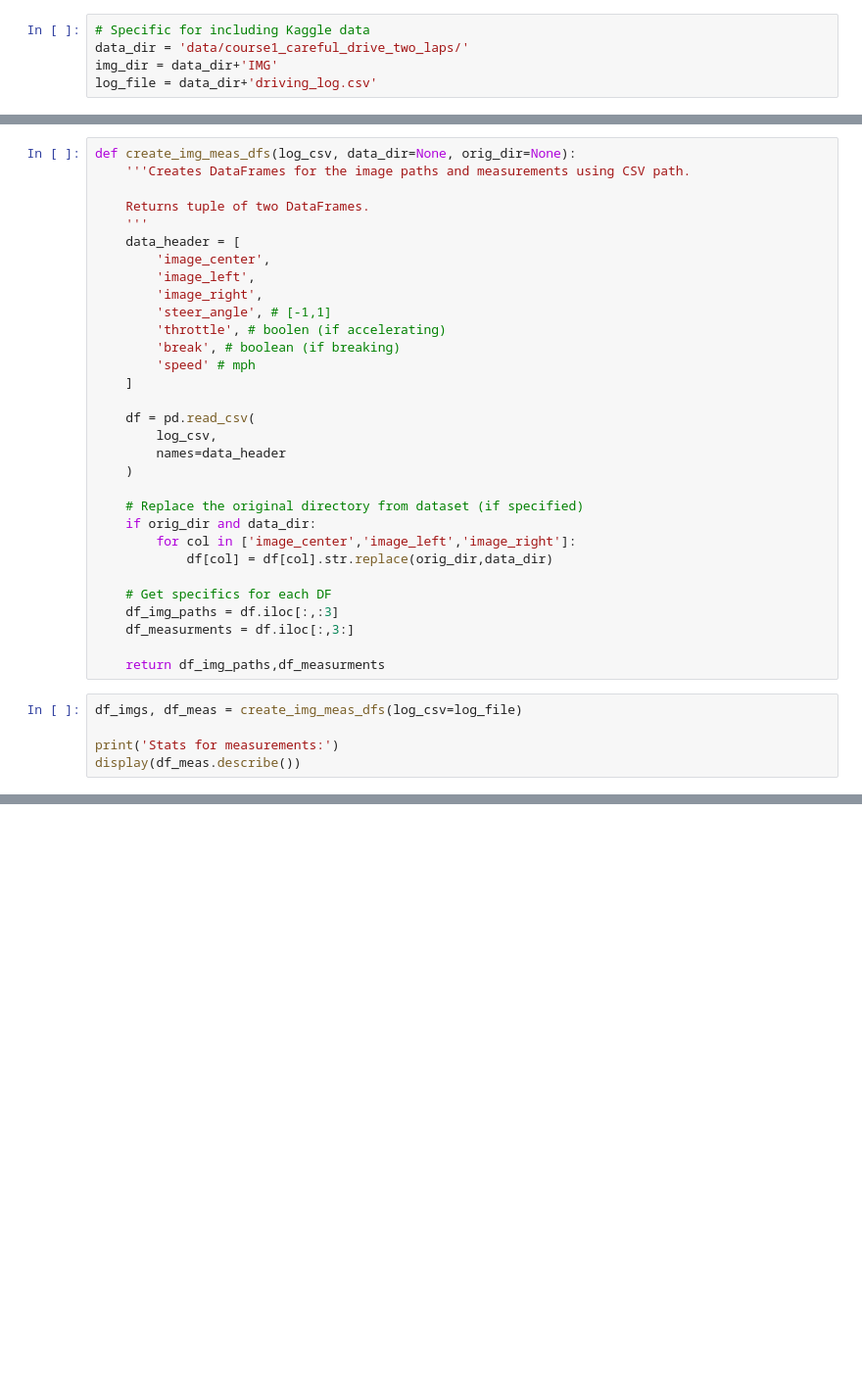
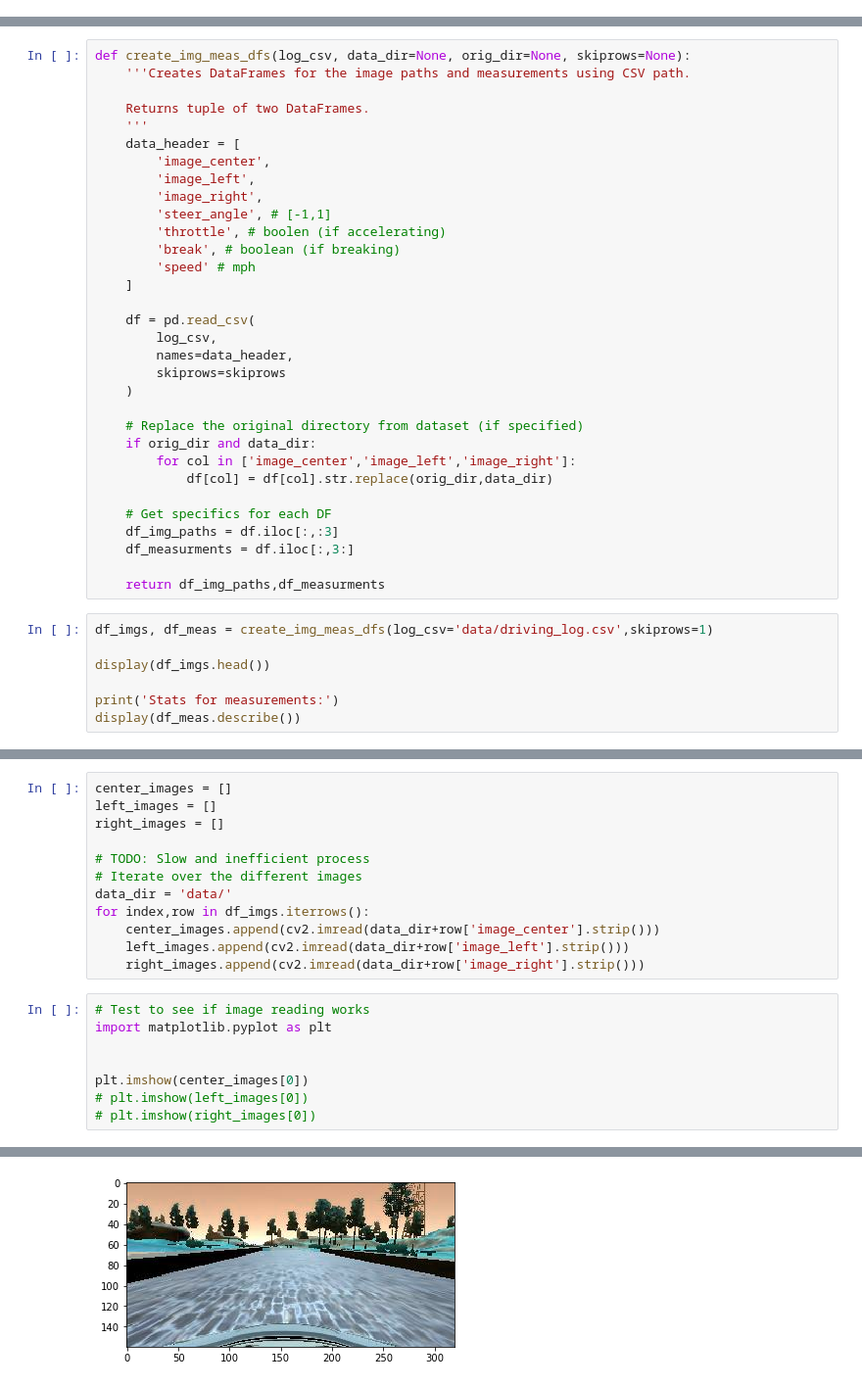
Before and after one commit to MrGeislinger/clone-driving-behavior, a Jupyter notebook: model.ipynb, the cells around one changed output, grey strips where cells are left out. Shown: that part at 98% size. Saved outputs shown, nothing was run; the diff lists cells and outputs as text; blank space fills up the shorter version.

Commit message:
feat: Download data from URL and load log & images

```diff
--- a/model.ipynb
+++ b/model.ipynb
@@ -7,5 +7,0 @@ import numpy as np
-# %%
-# Specific for including Kaggle data
-data_dir = 'data/course1_careful_drive_two_laps/'
-img_dir = data_dir+'IMG'
-log_file = data_dir+'driving_log.csv'
@@ -12,5 +38,5 @@ log_file = data_dir+'driving_log.csv'
 # %%
-def create_img_meas_dfs(log_csv, data_dir=None, orig_dir=None):
+def create_img_meas_dfs(log_csv, data_dir=None, orig_dir=None, skiprows=None):
     '''Creates DataFrames for the image paths and measurements using CSV path.
 
     Returns tuple of two DataFrames.
@@ -27,7 +53,8 @@ def create_img_meas_dfs(log_csv, data_dir=None, orig_dir=None):
 
     df = pd.read_csv(
         log_csv,
-        names=data_header
+        names=data_header,
+        skiprows=skiprows
     )
 
     # Replace the original directory from dataset (if specified)
@@ -41,7 +68,9 @@ def create_img_meas_dfs(log_csv, data_dir=None, orig_dir=None):
 
     return df_img_paths,df_measurments
 # %%
-df_imgs, df_meas = create_img_meas_dfs(log_csv=log_file)
+df_imgs, df_meas = create_img_meas_dfs(log_csv='data/driving_log.csv',skiprows=1)
+
+display(df_imgs.head())
 
 print('Stats for measurements:')
 display(df_meas.describe())
@@ -58,0 +96,21 @@ Stats for measurements
+# %%
+center_images = []
+left_images = []
+right_images = []
+
+# TODO: Slow and inefficient process
+# Iterate over the different images
+data_dir = 'data/'
+for index,row in df_imgs.iterrows():
+    center_images.append(cv2.imread(data_dir+row['image_center'].strip()))
+    left_images.append(cv2.imread(data_dir+row['image_left'].strip()))
+    right_images.append(cv2.imread(data_dir+row['image_right'].strip()))
+# %%
+# Test to see if image reading works
+import matplotlib.pyplot as plt
+
+
+plt.imshow(center_images[0])
+# plt.imshow(left_images[0])
+# plt.imshow(right_images[0])
+# %% [output]
@@ -58,0 +118 @@ Stats for measurements
+[figure, added]
```
Also changed, not shown: parts of 13 cells of this notebook.
